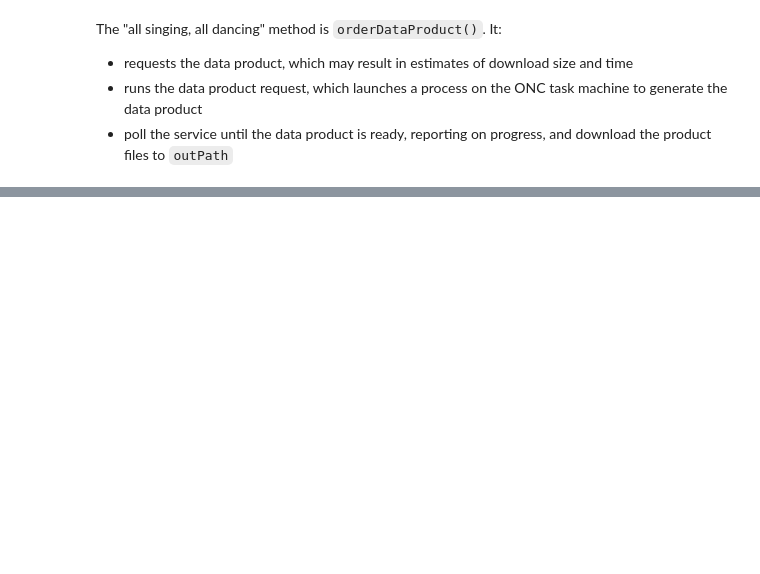
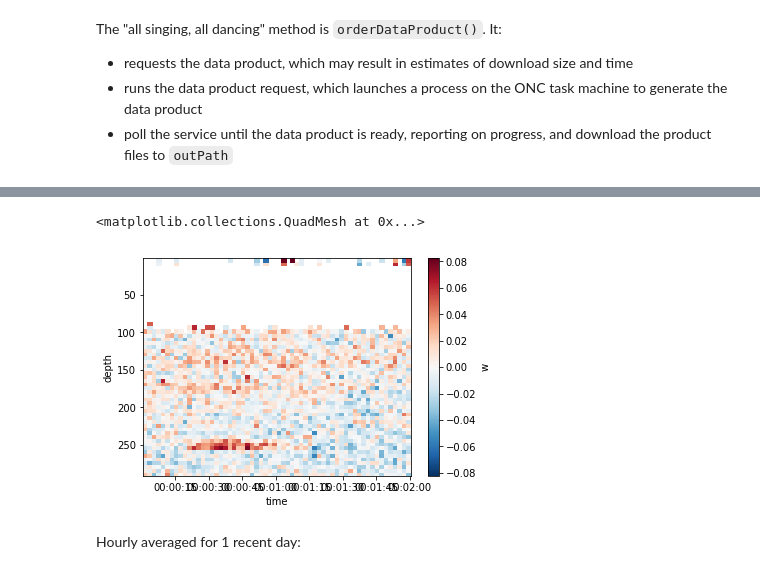
Before and after one commit to SalishSeaCast/analysis-doug, a Jupyter notebook: notebooks/onc-api/Exploring-ONC-Python-API.ipynb, the cells around one changed output, grey strips where cells are left out. Drawn from its saved outputs; the diff is of its cells as text; code cells hidden in the pictures; blank space fills up the shorter version.

```diff
--- a/notebooks/onc-api/Exploring-ONC-Python-API.ipynb
+++ b/notebooks/onc-api/Exploring-ONC-Python-API.ipynb
@@ -325,0 +557,7 @@ I'm not sure why the above isn't working because the ONC ERDDAP provides
+# %%
+ds.w[:, ds.depth>0].transpose().plot(yincrease=False)
+# %% [output]
+<matplotlib.collections.QuadMesh at 0x...>
+[figure, added]
+# %% [markdown]
+Hourly averaged for 1 recent day:
```
Also changed, not shown: parts of 52 cells of this notebook.
